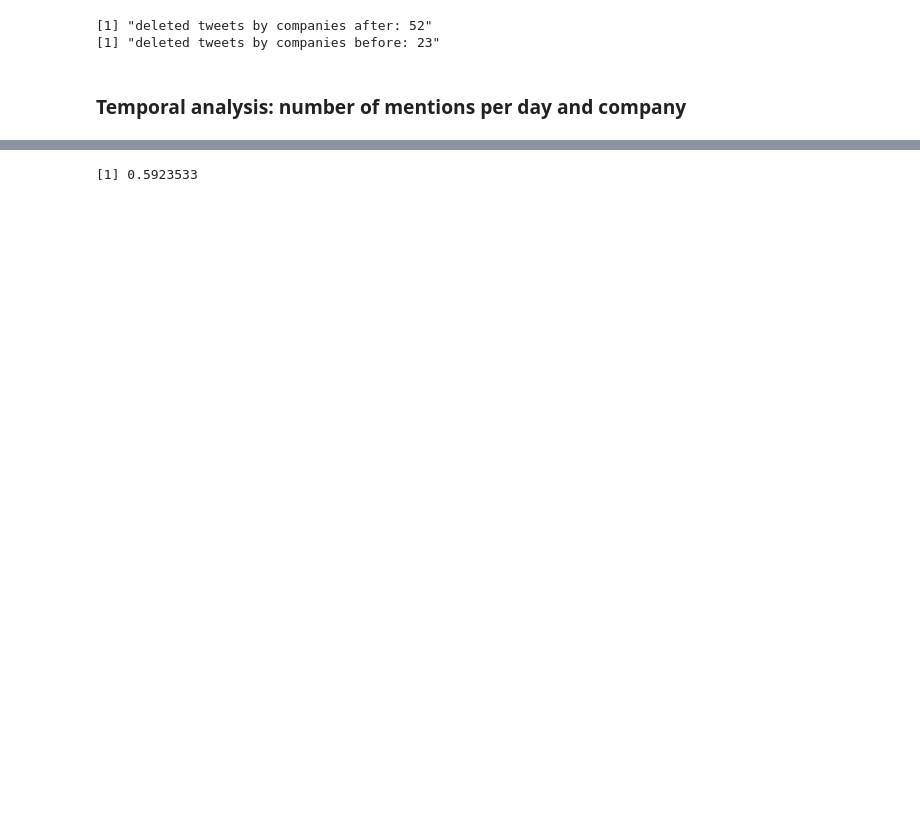
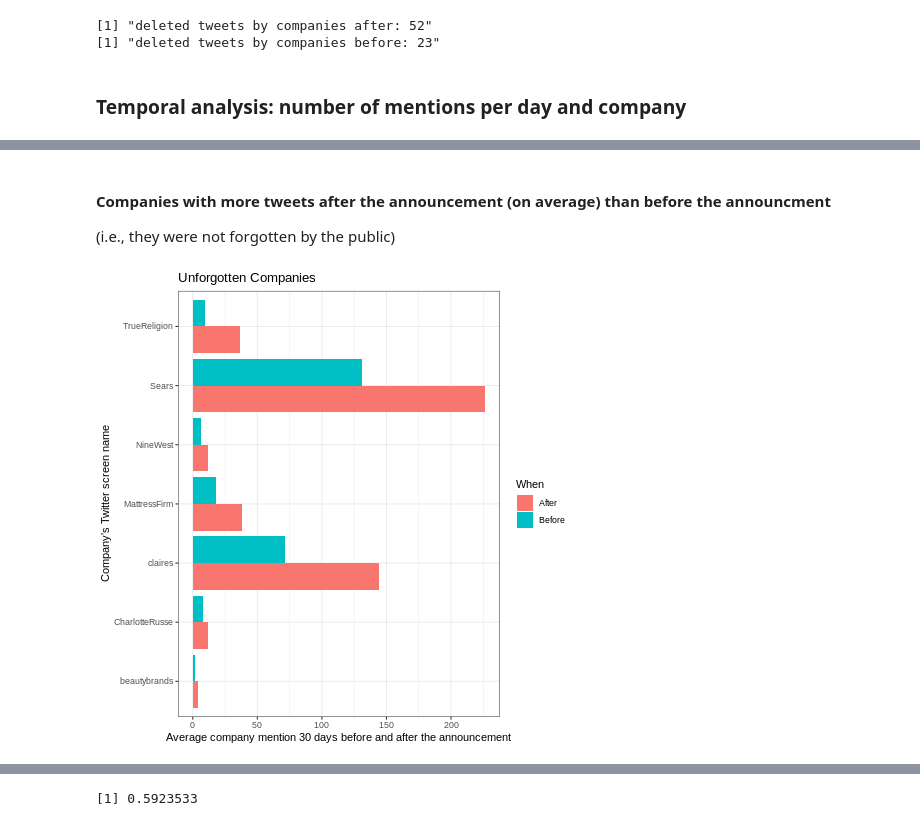
Before and after one commit to bartala/Bankruptcy, a Jupyter notebook: R_PY_before_covid_data.ipynb, the cells around one changed output, grey strips where cells are left out. Cells and saved outputs as stored; diff of their text form; code cells hidden in the pictures; blank space fills up the shorter version.

```diff
--- a/R_PY_before_covid_data.ipynb
+++ b/R_PY_before_covid_data.ipynb
@@ -211,0 +224,14 @@ tmp <-tmp[tmp$company != 'KikoMilanoUSA',]
+# %%
+# calc avg. mention time before and after the bankruptcy announcment
+
+%%R
+
+df1 <- sqldf("select company, avg(freq) as avg_freq from tmp where `when`='after' group by company")
+df1$When = "After"
+
+df2 <- sqldf("select company, avg(freq) as avg_freq from tmp where `when`='before' group by company")
+df2$When = "Before"
+
+df_1 <- rbind(df1,df2)
+
+df_1
@@ -211,0 +256,22 @@ tmp <-tmp[tmp$company != 'KikoMilanoUSA',]
+# %% [markdown]
+#### Companies with more tweets after the announcement (on average) than before the announcment
+
+(i.e., they were not forgotten by the public)
+# %%
+%%R
+df_2 <- data.frame(
+              Company = df1$company,
+              After = df1$avg_freq,
+              Before = df2$avg_freq
+              )
+# %%
+# unforgotten companies
+%%R
+ggplot(df_1[df_1$company %in% (df_2[df_2$After >= df_2$Before,'Company']),], aes(company, avg_freq, fill=When)) +
+  geom_bar(stat = "identity", position = 'dodge') +
+  theme_bw() +
+  ggtitle("Unforgotten Companies") +
+  ylab("Average company mention 30 days before and after the announcement") + xlab("Company's Twitter screen name")+
+  coord_flip()
+# %% [output]
+[figure, added]
```
Also changed, not shown: parts of 40 cells of this notebook.
